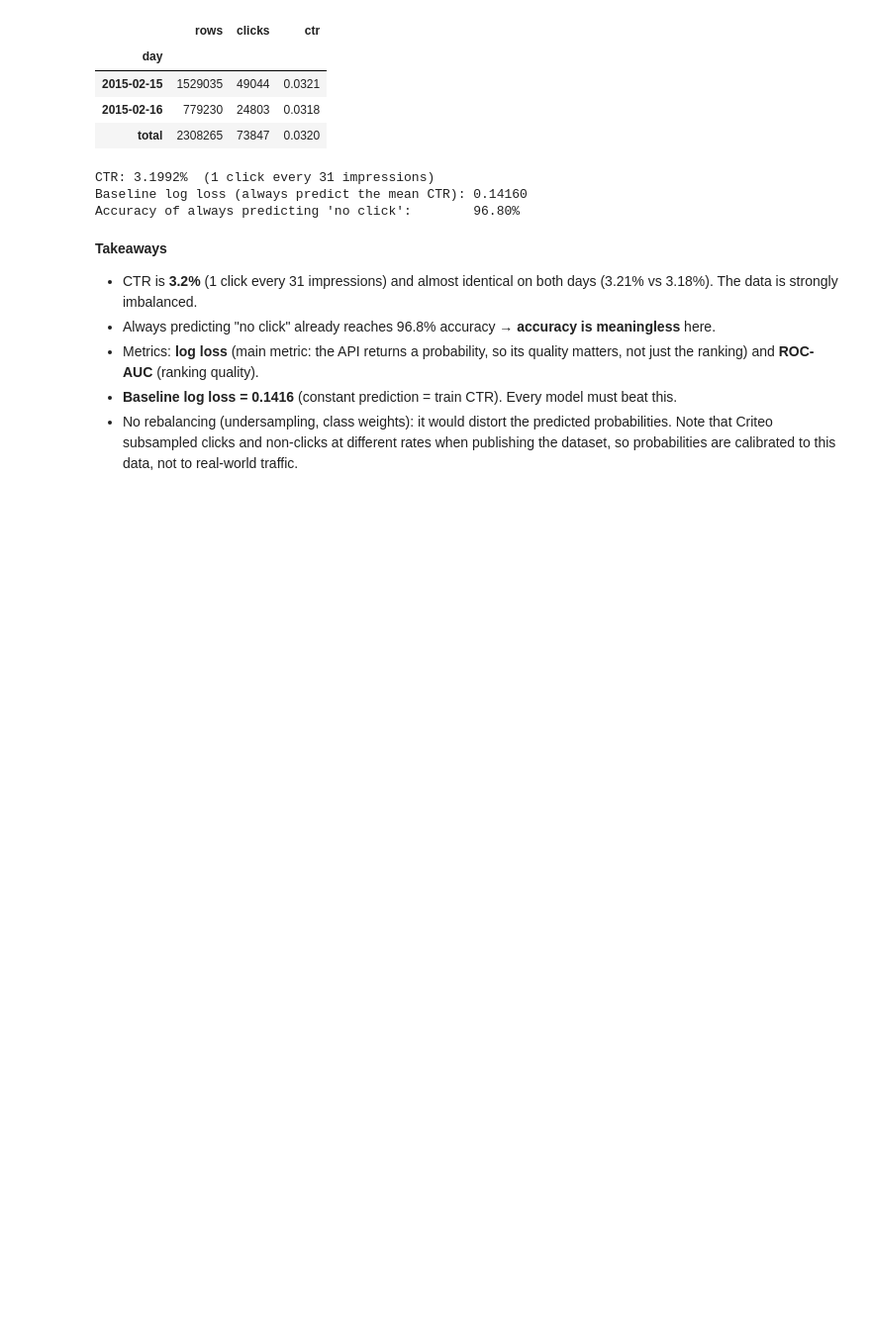
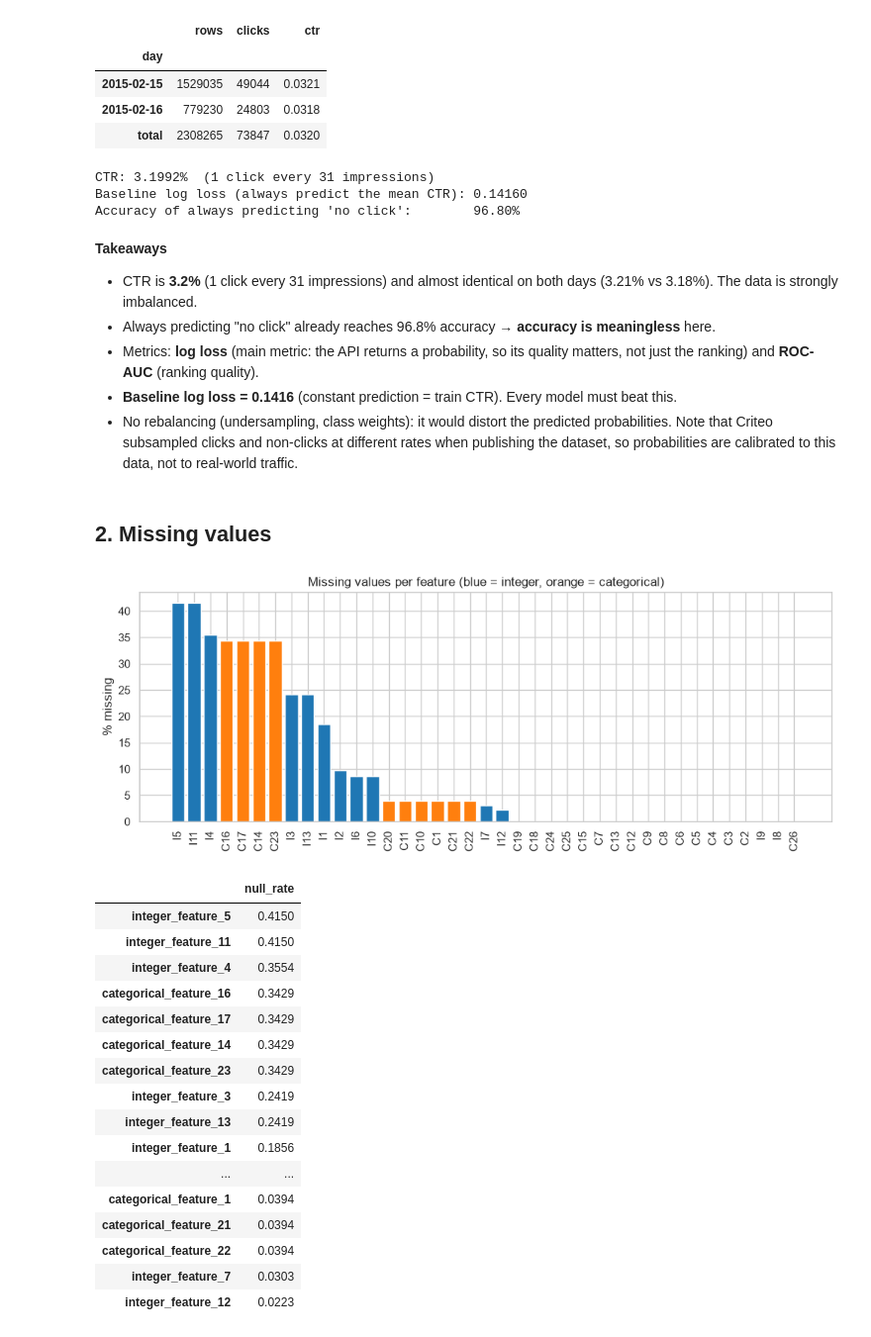
Before and after one commit to Mam-s/ctr_criteo, a Jupyter notebook: notebooks/exploration.ipynb, the cells around one changed output. Shown at 99% size. Cells and saved outputs as stored; diff of their text form; code cells hidden in the pictures; blank space fills up the shorter version.

Commit message:
eda: missing values analysis

```diff
--- a/notebooks/exploration.ipynb
+++ b/notebooks/exploration.ipynb
@@ -20,6 +20,7 @@ from sklearn.metrics import log_loss, roc_auc_score
 from sklearn.model_selection import train_test_split
 
 pd.set_option("display.max_columns", 50)
+pd.set_option("display.max_colwidth", 120)
 pd.set_option("display.float_format", "{:.4f}".format)
 sns.set_theme(style="whitegrid")
 plt.rcParams["figure.dpi"] = 100
@@ -108,3 +109,38 @@ Accuracy of always predicting 'no click':        96.80%
 - Metrics: **log loss** (main metric: the API returns a probability, so its quality matters, not just the ranking) and **ROC-AUC** (ranking quality).
 - **Baseline log loss = 0.1416** (constant prediction = train CTR). Every model must beat this.
 - No rebalancing (undersampling, class weights): it would distort the predicted probabilities. Note that Criteo subsampled clicks and non-clicks at different rates when publishing the dataset, so probabilities are calibrated to this data, not to real-world traffic.
+# %% [markdown]
+## 2. Missing values
+# %%
+FEATURES = INT_COLS + CAT_COLS
+null_rate = df[FEATURES].isna().mean().sort_values(ascending=False)
+
+fig, ax = plt.subplots(figsize=(12, 4))
+colors = ["tab:blue" if c in INT_COLS else "tab:orange" for c in null_rate.index]
+ax.bar(range(len(null_rate)), null_rate.values * 100, color=colors)
+ax.set_xticks(range(len(null_rate)))
+ax.set_xticklabels([c.replace("integer_feature_", "I").replace("categorical_feature_", "C") for c in null_rate.index], rotation=90)
+ax.set_ylabel("% missing")
+ax.set_title("Missing values per feature (blue = integer, orange = categorical)")
+plt.show()
+
+null_rate[null_rate > 0].to_frame("null_rate")
+# %% [output]
+[figure, added]
+|  | null_rate |
+| integer_feature_5 | 0.4150 |
+| integer_feature_11 | 0.4150 |
+| integer_feature_4 | 0.3554 |
+| categorical_feature_16 | 0.3429 |
+| categorical_feature_17 | 0.3429 |
+| categorical_feature_14 | 0.3429 |
+| categorical_feature_23 | 0.3429 |
+| integer_feature_3 | 0.2419 |
+| integer_feature_13 | 0.2419 |
+| integer_feature_1 | 0.1856 |
+| ... | ... |
+| categorical_feature_1 | 0.0394 |
+| categorical_feature_21 | 0.0394 |
+| categorical_feature_22 | 0.0394 |
+| integer_feature_7 | 0.0303 |
+| integer_feature_12 | 0.0223 |
```
Also changed, not shown: parts of 6 cells of this notebook.
